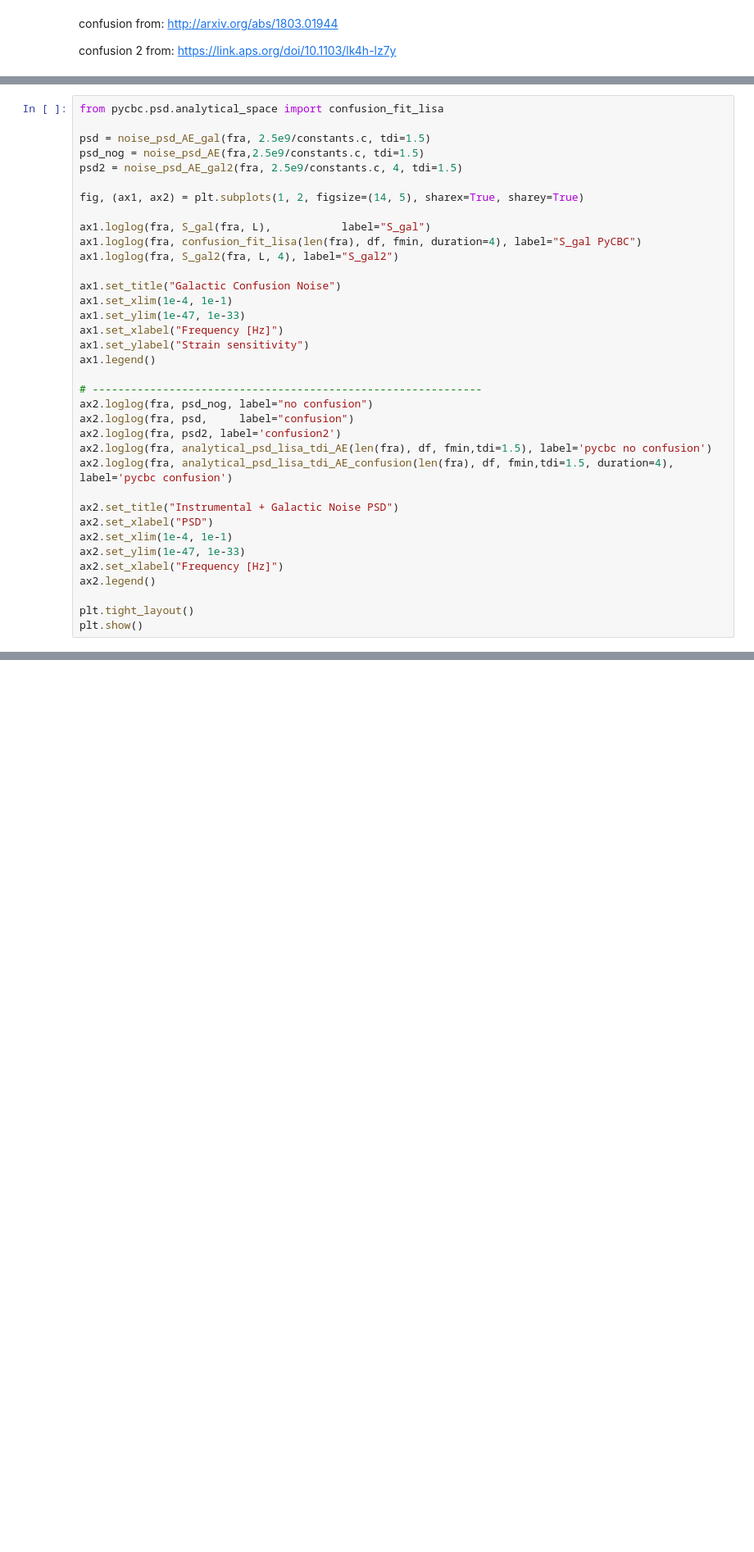
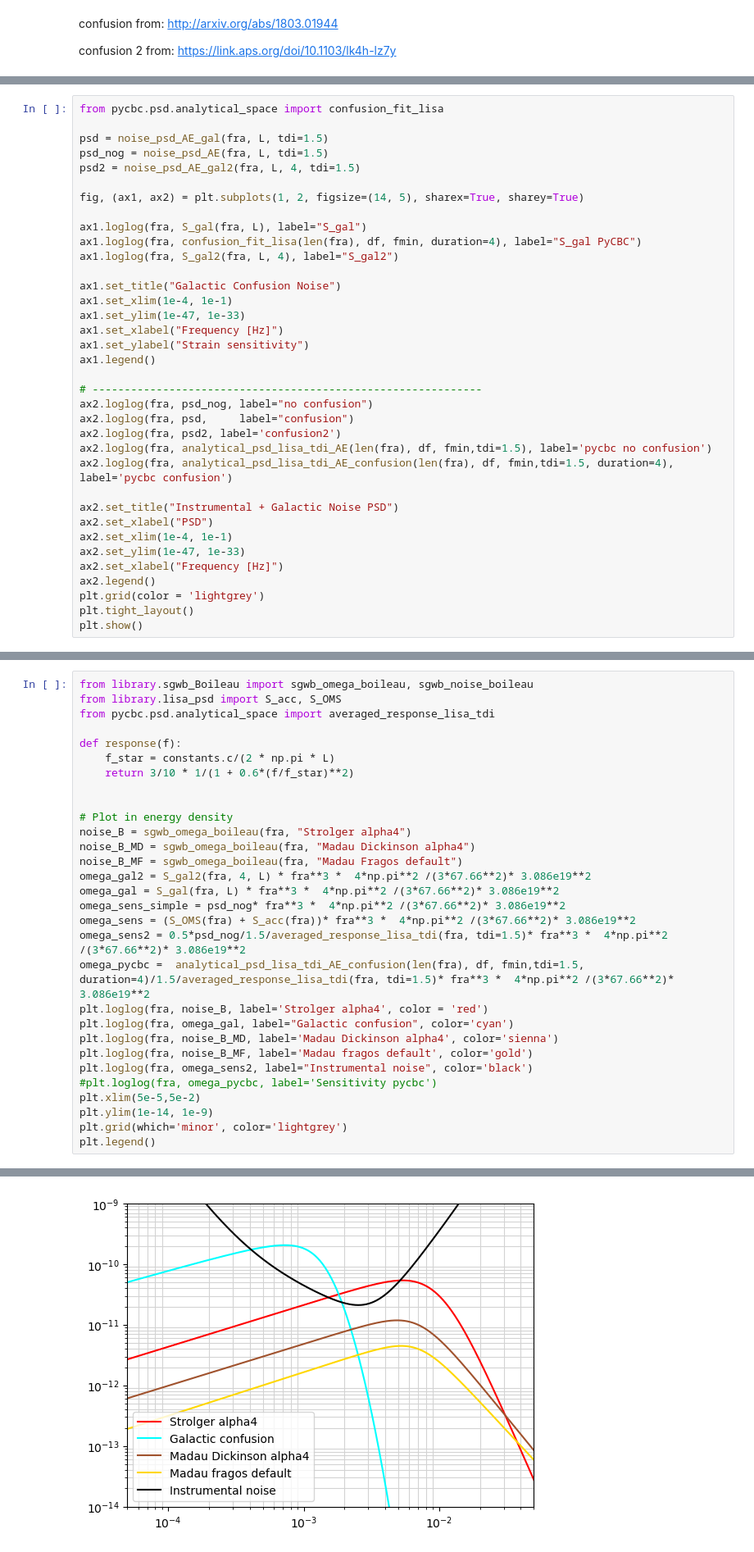
Before and after one commit to aacravi/snr-calculation, a Jupyter notebook: run-snr-script.ipynb, the cells around one changed output, grey strips where cells are left out. Shown at 82% size. Saved outputs shown, nothing was run; the diff lists cells and outputs as text; blank space fills up the shorter version.

```diff
--- a/run-snr-script.ipynb
+++ b/run-snr-script.ipynb
@@ -186,13 +166,13 @@ fra = np.arange(fmin, fmax, df)
 # %%
 from pycbc.psd.analytical_space import confusion_fit_lisa
 
-psd = noise_psd_AE_gal(fra, 2.5e9/constants.c, tdi=1.5)
-psd_nog = noise_psd_AE(fra,2.5e9/constants.c, tdi=1.5)
-psd2 = noise_psd_AE_gal2(fra, 2.5e9/constants.c, 4, tdi=1.5)
+psd = noise_psd_AE_gal(fra, L, tdi=1.5)
+psd_nog = noise_psd_AE(fra, L, tdi=1.5)
+psd2 = noise_psd_AE_gal2(fra, L, 4, tdi=1.5)
 
 fig, (ax1, ax2) = plt.subplots(1, 2, figsize=(14, 5), sharex=True, sharey=True)
 
-ax1.loglog(fra, S_gal(fra, L),           label="S_gal")
+ax1.loglog(fra, S_gal(fra, L), label="S_gal")
 ax1.loglog(fra, confusion_fit_lisa(len(fra), df, fmin, duration=4), label="S_gal PyCBC")
 ax1.loglog(fra, S_gal2(fra, L, 4), label="S_gal2")
 
@@ -216,8 +196,39 @@ ax2.set_xlim(1e-4, 1e-1)
 ax2.set_ylim(1e-47, 1e-33)
 ax2.set_xlabel("Frequency [Hz]")
 ax2.legend()
-
+plt.grid(color = 'lightgrey')
 plt.tight_layout()
 plt.show()
 # %% [output]
 [figure]
+# %%
+from library.sgwb_Boileau import sgwb_omega_boileau, sgwb_noise_boileau
+from library.lisa_psd import S_acc, S_OMS
+from pycbc.psd.analytical_space import averaged_response_lisa_tdi
+
+def response(f):
+    f_star = constants.c/(2 * np.pi * L)
+    return 3/10 * 1/(1 + 0.6*(f/f_star)**2)
+
+
+# Plot in energy density
+noise_B = sgwb_omega_boileau(fra, "Strolger alpha4")
+noise_B_MD = sgwb_omega_boileau(fra, "Madau Dickinson alpha4")
+noise_B_MF = sgwb_omega_boileau(fra, "Madau Fragos default")
+omega_gal2 = S_gal2(fra, 4, L) * fra**3 *  4*np.pi**2 /(3*67.66**2)* 3.086e19**2
+omega_gal = S_gal(fra, L) * fra**3 *  4*np.pi**2 /(3*67.66**2)* 3.086e19**2
+omega_sens_simple = psd_nog* fra**3 *  4*np.pi**2 /(3*67.66**2)* 3.086e19**2
+omega_sens = (S_OMS(fra) + S_acc(fra))* fra**3 *  4*np.pi**2 /(3*67.66**2)* 3.086e19**2
+omega_sens2 = 0.5*psd_nog/1.5/averaged_response_lisa_tdi(fra, tdi=1.5)* fra**3 *  4*np.pi**2 /(3*67.66**2)* 3.086e19**2
+omega_pycbc =  analytical_psd_lisa_tdi_AE_confusion(len(fra), df, fmin,tdi=1.5, duration=4)/1.5/averaged_response_lisa_tdi(fra, tdi=1.5)* fra**3 *  4*np.pi**2 /(3*67.66**2)* 3.086e19**2
+plt.loglog(fra, noise_B, label='Strolger alpha4', color = 'red')
+plt.loglog(fra, omega_gal, label="Galactic confusion", color='cyan')
+plt.loglog(fra, noise_B_MD, label='Madau Dickinson alpha4', color='sienna')
+plt.loglog(fra, noise_B_MF, label='Madau fragos default', color='gold')
+plt.loglog(fra, omega_sens2, label="Instrumental noise", color='black')
+#plt.loglog(fra, omega_pycbc, label='Sensitivity pycbc')
+plt.xlim(5e-5,5e-2)
+plt.ylim(1e-14, 1e-9)
+plt.grid(which='minor', color='lightgrey')
+plt.legend()
+# %% [output]
@@ -223,0 +236 @@ plt.show()
+[figure, added]
```
Also changed, not shown: parts of 6 cells of this notebook, 8 other files.
